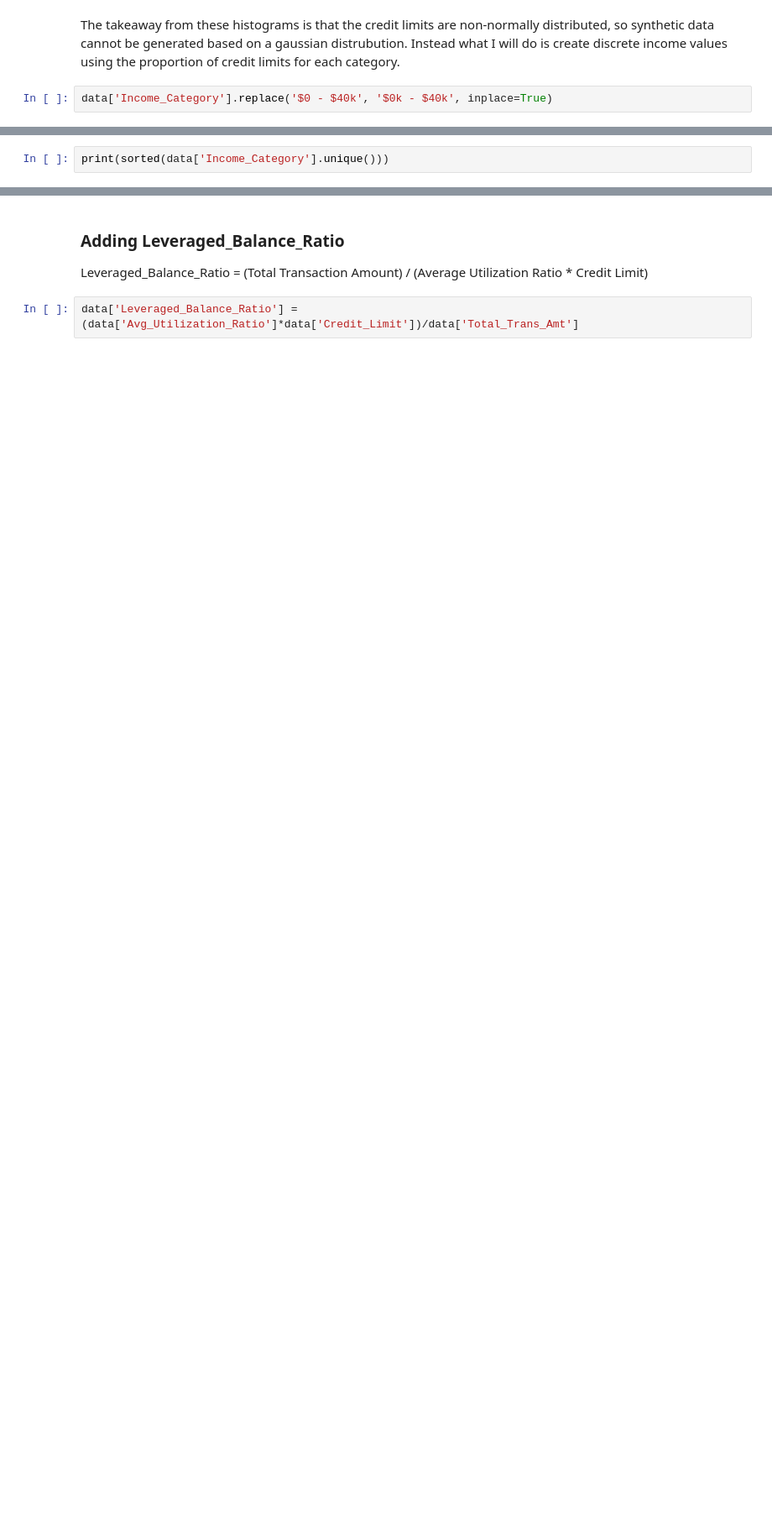
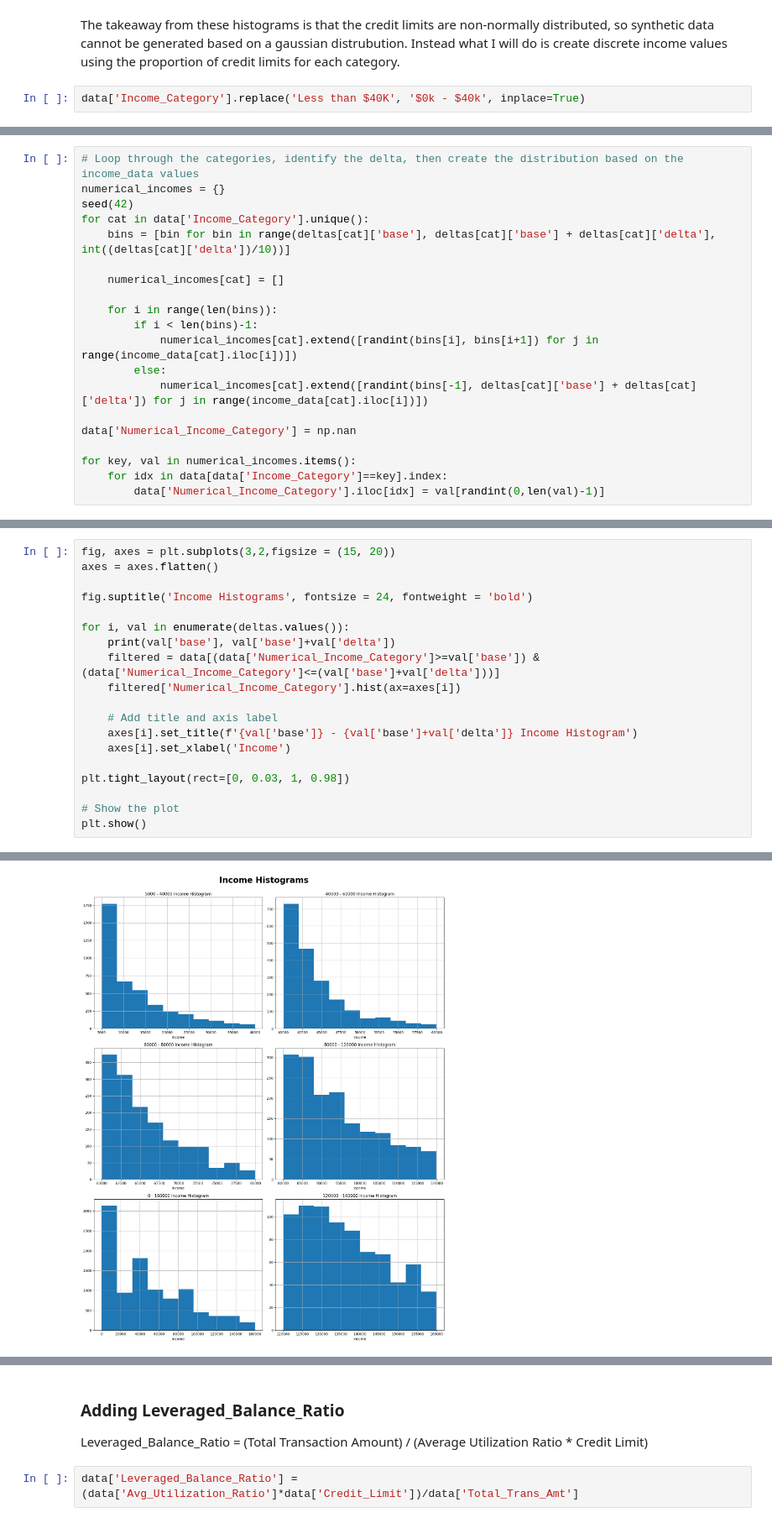
Before and after one commit to rcwaterman/DSE6111, a Jupyter notebook: Course_Project/Preliminary_Results/initial_experiments.ipynb, the cells around one changed output, grey strips where cells are left out. Shown at 84% size. Drawn from its saved outputs; the diff is of its cells as text; blank space fills up the shorter version.

```diff
--- a/Course_Project/Preliminary_Results/initial_experiments.ipynb
+++ b/Course_Project/Preliminary_Results/initial_experiments.ipynb
@@ -126,4 +128,4 @@ plt.show()
 # %% [markdown]
 The takeaway from these histograms is that the credit limits are non-normally distributed, so synthetic data cannot be generated based on a gaussian distrubution. Instead what I will do is create discrete income values using the proportion of credit limits for each category.
 # %%
-data['Income_Category'].replace('$0 - $40k', '$0k - $40k', inplace=True)
+data['Income_Category'].replace('Less than $40K', '$0k - $40k', inplace=True)
@@ -191,2 +194,20 @@ deltas = {
 # %%
-print(sorted(data['Income_Category'].unique()))
+# Loop through the categories, identify the delta, then create the distribution based on the income_data values
+numerical_incomes = {}
+seed(42)
+for cat in data['Income_Category'].unique():
+    bins = [bin for bin in range(deltas[cat]['base'], deltas[cat]['base'] + deltas[cat]['delta'], int((deltas[cat]['delta'])/10))]
+
+    numerical_incomes[cat] = []
+
+    for i in range(len(bins)):
+        if i < len(bins)-1:
+            numerical_incomes[cat].extend([randint(bins[i], bins[i+1]) for j in range(income_data[cat].iloc[i])])
+        else:
+            numerical_incomes[cat].extend([randint(bins[-1], deltas[cat]['base'] + deltas[cat]['delta']) for j in range(income_data[cat].iloc[i])])
+
+data['Numerical_Income_Category'] = np.nan
+
+for key, val in numerical_incomes.items():
+    for idx in data[data['Income_Category']==key].index:
+        data['Numerical_Income_Category'].iloc[idx] = val[randint(0,len(val)-1)]
@@ -194,0 +214,20 @@ print(sorted(data['Income_Category'].unique()))
+# %%
+fig, axes = plt.subplots(3,2,figsize = (15, 20))
+axes = axes.flatten()
+
+fig.suptitle('Income Histograms', fontsize = 24, fontweight = 'bold')
+
+for i, val in enumerate(deltas.values()):
+    print(val['base'], val['base']+val['delta'])
+    filtered = data[(data['Numerical_Income_Category']>=val['base']) & (data['Numerical_Income_Category']<=(val['base']+val['delta']))]
+    filtered['Numerical_Income_Category'].hist(ax=axes[i])
+
+    # Add title and axis label
+    axes[i].set_title(f'{val['base']} - {val['base']+val['delta']} Income Histogram')
+    axes[i].set_xlabel('Income')
+
+plt.tight_layout(rect=[0, 0.03, 1, 0.98])
+
+# Show the plot
+plt.show()
+# %% [output]
@@ -194,0 +240 @@ print(sorted(data['Income_Category'].unique()))
+[figure, added]
```
Also changed, not shown: parts of 34 cells of this notebook, 2 other files.
